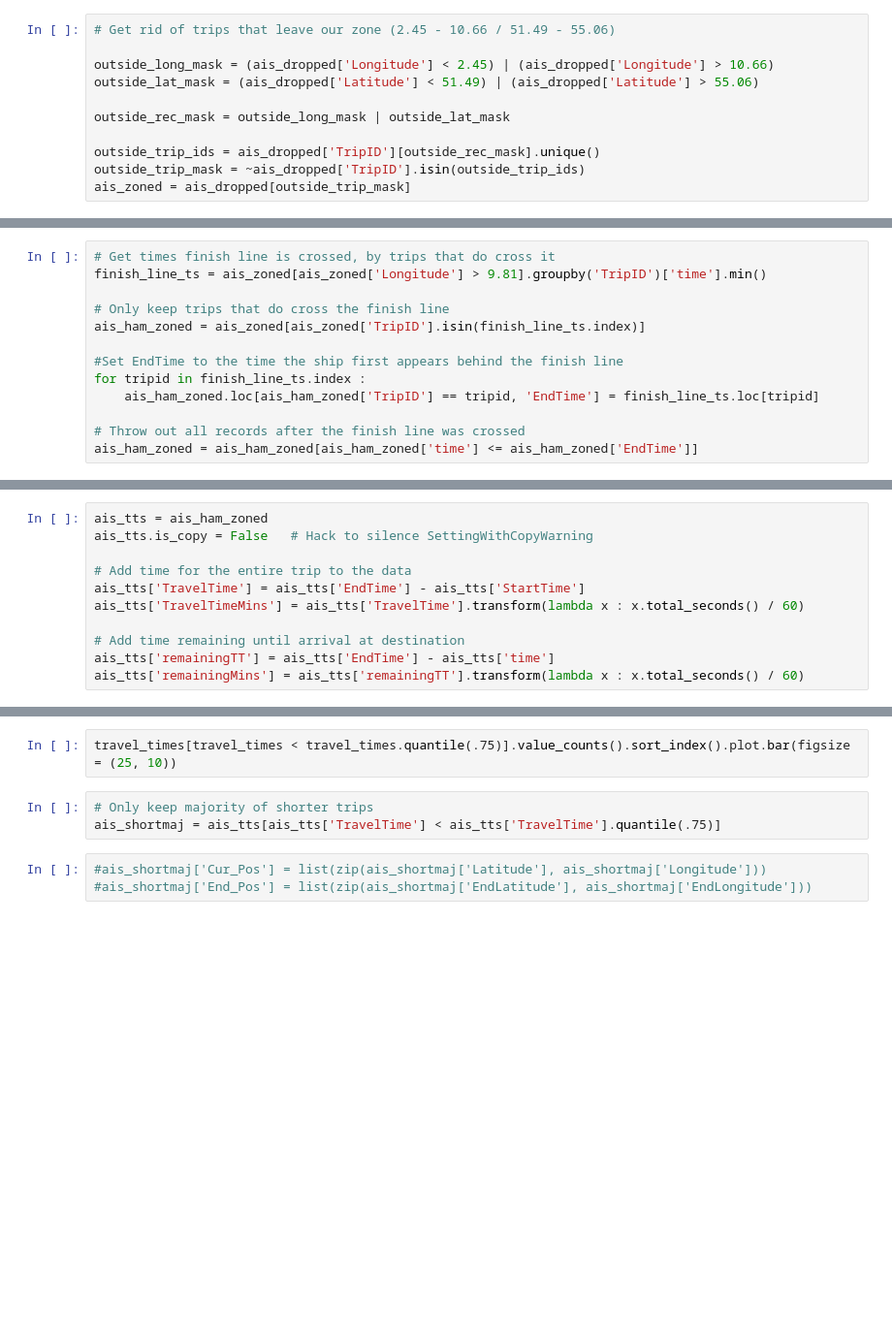
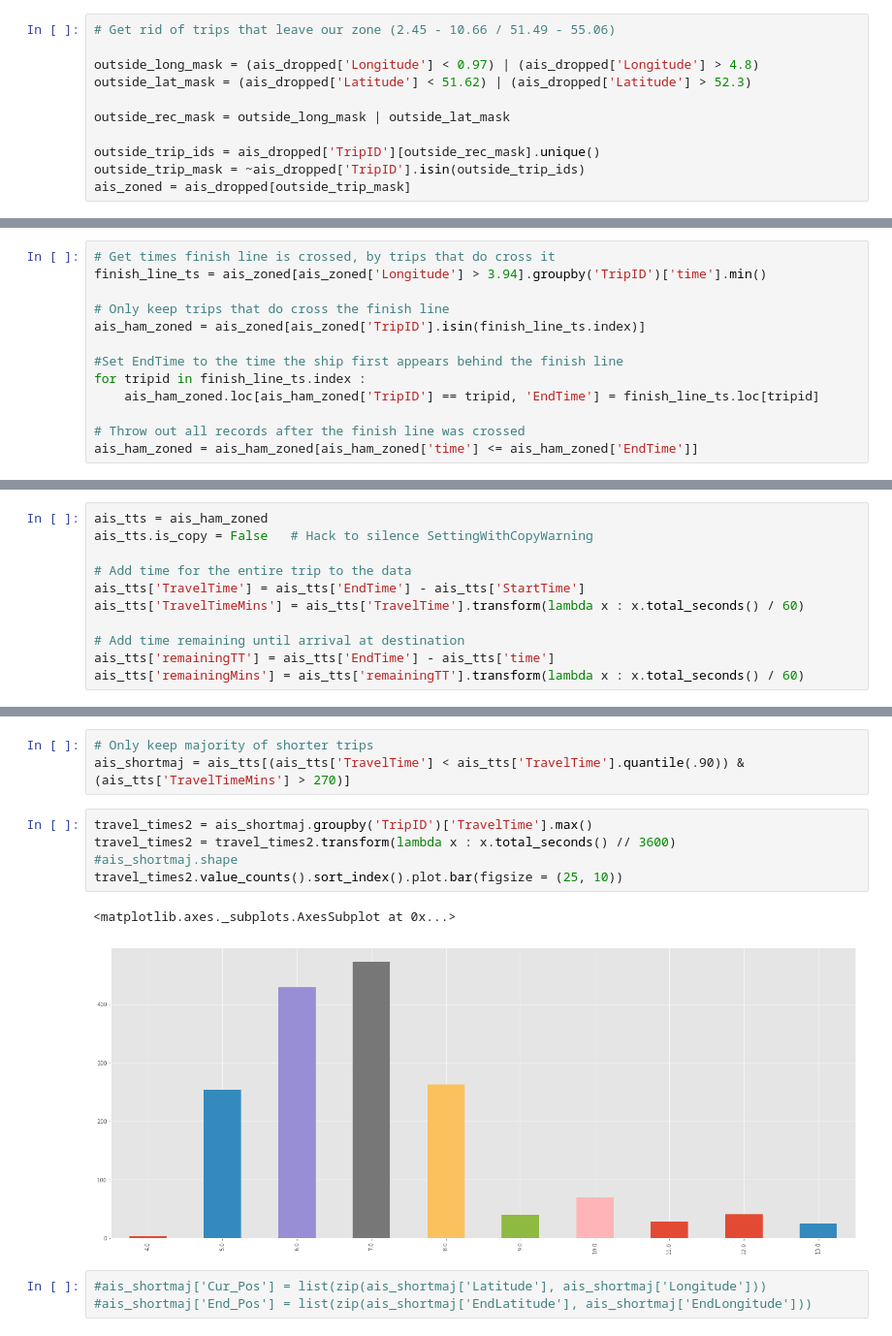
Before and after one commit to jank324/ais-predictor, a Jupyter notebook: data/filter FEL-ROT data.ipynb, the cells around one changed output, grey strips where cells are left out. Shown at 97% size. Cells and saved outputs as stored; diff of their text form; blank space fills up the shorter version.

```diff
--- a/data/filter FEL-ROT data.ipynb
+++ b/data/filter FEL-ROT data.ipynb
@@ -67,8 +91,8 @@ plt.title("End Positions Before Filtering")
 # %%
 # Get rid of trips that leave our zone (2.45 - 10.66 / 51.49 - 55.06)
 
-outside_long_mask = (ais_dropped['Longitude'] < 2.45) | (ais_dropped['Longitude'] > 10.66)
-outside_lat_mask = (ais_dropped['Latitude'] < 51.49) | (ais_dropped['Latitude'] > 55.06)
+outside_long_mask = (ais_dropped['Longitude'] < 0.97) | (ais_dropped['Longitude'] > 4.8)
+outside_lat_mask = (ais_dropped['Latitude'] < 51.62) | (ais_dropped['Latitude'] > 52.3)
 
 outside_rec_mask = outside_long_mask | outside_lat_mask
 
@@ -89,6 +119,6 @@ plt.scatter(x = ais_zoned['EndLongitude'], y = ais_zoned['EndLatitude'] , transf
 # %%
 # Get times finish line is crossed, by trips that do cross it
-finish_line_ts = ais_zoned[ais_zoned['Longitude'] > 9.81].groupby('TripID')['time'].min()
+finish_line_ts = ais_zoned[ais_zoned['Longitude'] > 3.94].groupby('TripID')['time'].min()
 
 # Only keep trips that do cross the finish line
 ais_ham_zoned = ais_zoned[ais_zoned['TripID'].isin(finish_line_ts.index)]
@@ -121,8 +164,14 @@ travel_times.value_counts().sort_index().plot.bar(figsize = (25, 10))
-# %%
-travel_times[travel_times < travel_times.quantile(.75)].value_counts().sort_index().plot.bar(figsize = (25, 10))
 # %%
 # Only keep majority of shorter trips
-ais_shortmaj = ais_tts[ais_tts['TravelTime'] < ais_tts['TravelTime'].quantile(.75)]
+ais_shortmaj = ais_tts[(ais_tts['TravelTime'] < ais_tts['TravelTime'].quantile(.90)) & (ais_tts['TravelTimeMins'] > 270)]
+# %%
+travel_times2 = ais_shortmaj.groupby('TripID')['TravelTime'].max()
+travel_times2 = travel_times2.transform(lambda x : x.total_seconds() // 3600)
+#ais_shortmaj.shape
+travel_times2.value_counts().sort_index().plot.bar(figsize = (25, 10))
+# %% [output]
+<matplotlib.axes._subplots.AxesSubplot at 0x...>
+[figure, added]
 # %%
 #ais_shortmaj['Cur_Pos'] = list(zip(ais_shortmaj['Latitude'], ais_shortmaj['Longitude']))
 #ais_shortmaj['End_Pos'] = list(zip(ais_shortmaj['EndLatitude'], ais_shortmaj['EndLongitude']))
```
Also changed, not shown: parts of 27 cells of this notebook.
